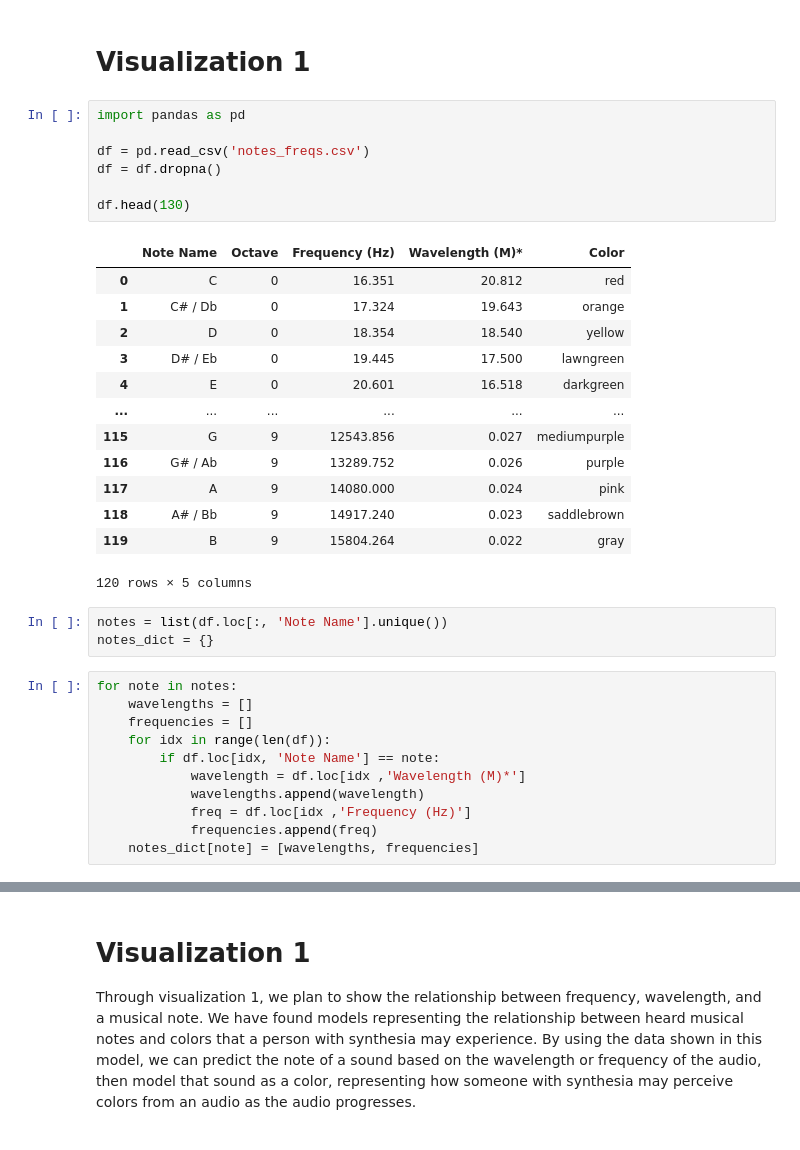
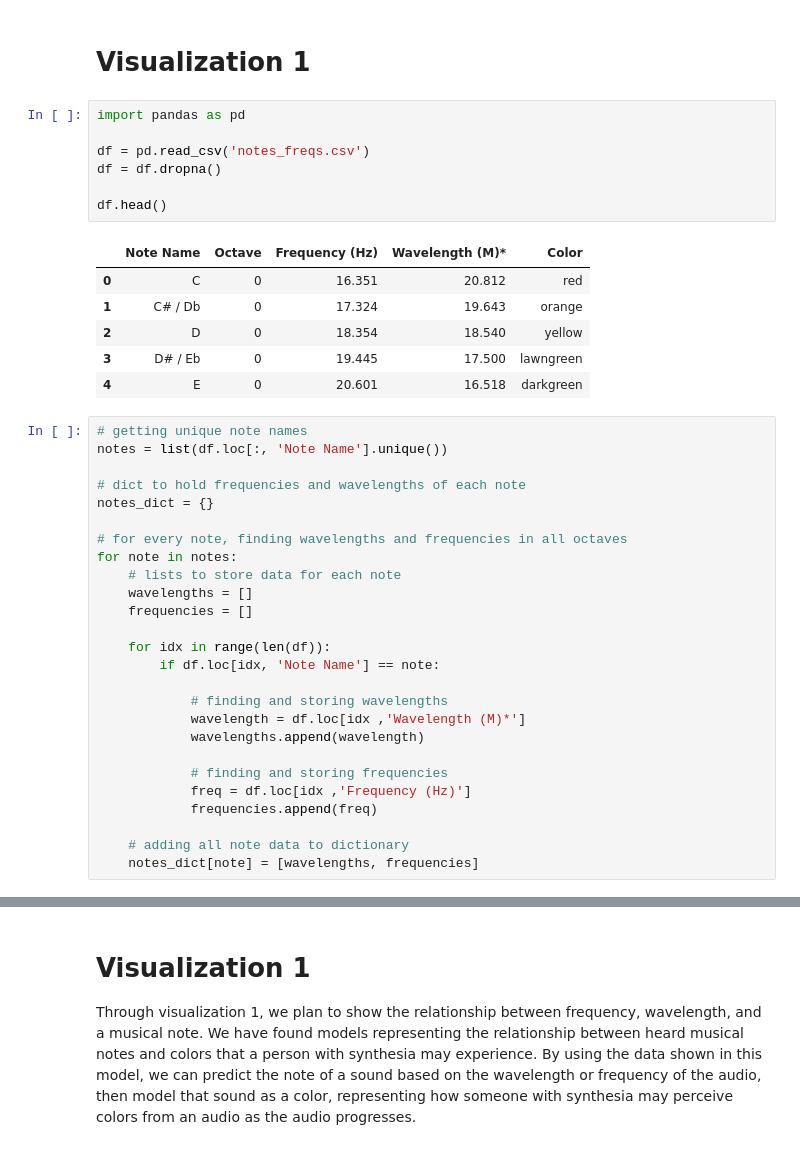
Before and after one commit to ivanmaykov/DS2500-Group-Project, a Jupyter notebook: Data&AnalysisPlan.ipynb, the cells around one changed output, grey strips where cells are left out. Cells and saved outputs as stored; diff of their text form.

```diff
--- a/Data&AnalysisPlan.ipynb
+++ b/Data&AnalysisPlan.ipynb
@@ -7,36 +7,41 @@ During this project, we want to be able to artificially generate a visual repres
 # %%
 import pandas as pd
 
 df = pd.read_csv('notes_freqs.csv')
 df = df.dropna()
 
-df.head(130)
+df.head()
 # %% [output]
 |  | Note Name | Octave | Frequency (Hz) | Wavelength (M)* | Color |
 | 0 | C | 0 | 16.351 | 20.812 | red |
 | 1 | C# / Db | 0 | 17.324 | 19.643 | orange |
 | 2 | D | 0 | 18.354 | 18.540 | yellow |
 | 3 | D# / Eb | 0 | 19.445 | 17.500 | lawngreen |
 | 4 | E | 0 | 20.601 | 16.518 | darkgreen |
-| ... | ... | ... | ... | ... | ... |
-| 115 | G | 9 | 12543.856 | 0.027 | mediumpurple |
-| 116 | G# / Ab | 9 | 13289.752 | 0.026 | purple |
-| 117 | A | 9 | 14080.000 | 0.024 | pink |
-| 118 | A# / Bb | 9 | 14917.240 | 0.023 | saddlebrown |
-| 119 | B | 9 | 15804.264 | 0.022 | gray |
-120 rows × 5 columns
-# %%
-notes = list(df.loc[:, 'Note Name'].unique())
-notes_dict = {}
 # %%
+# getting unique note names
+notes = list(df.loc[:, 'Note Name'].unique())
+
+# dict to hold frequencies and wavelengths of each note
+notes_dict = {}
+
+# for every note, finding wavelengths and frequencies in all octaves
 for note in notes:
+    # lists to store data for each note
     wavelengths = []
     frequencies = []
+
     for idx in range(len(df)):
         if df.loc[idx, 'Note Name'] == note:
+
+            # finding and storing wavelengths
             wavelength = df.loc[idx ,'Wavelength (M)*']
             wavelengths.append(wavelength)
+
+            # finding and storing frequencies
             freq = df.loc[idx ,'Frequency (Hz)']
             frequencies.append(freq)
+
+    # adding all note data to dictionary
     notes_dict[note] = [wavelengths, frequencies]
 # %%
```
Also changed, not shown: parts of 1 cell of this notebook.
